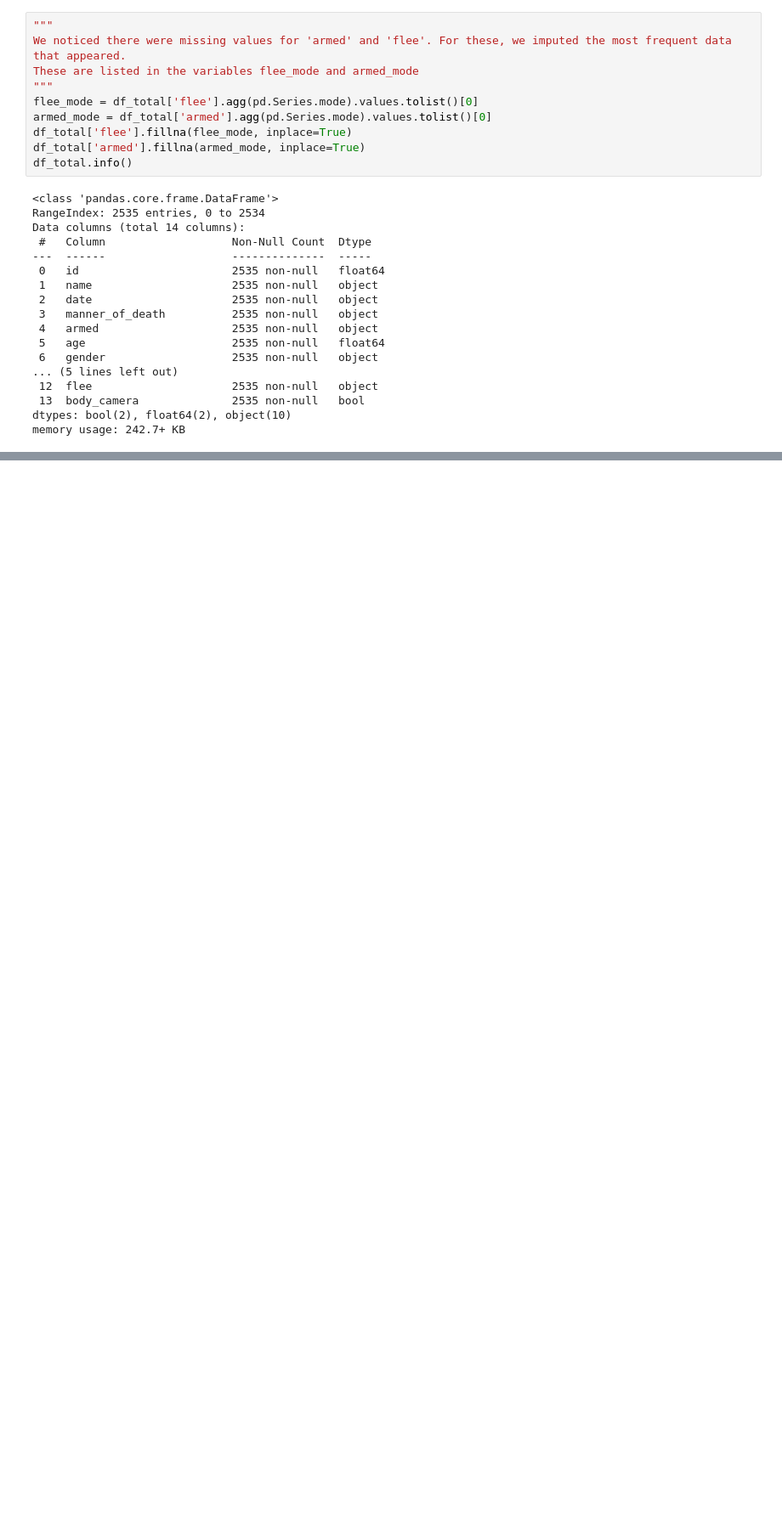
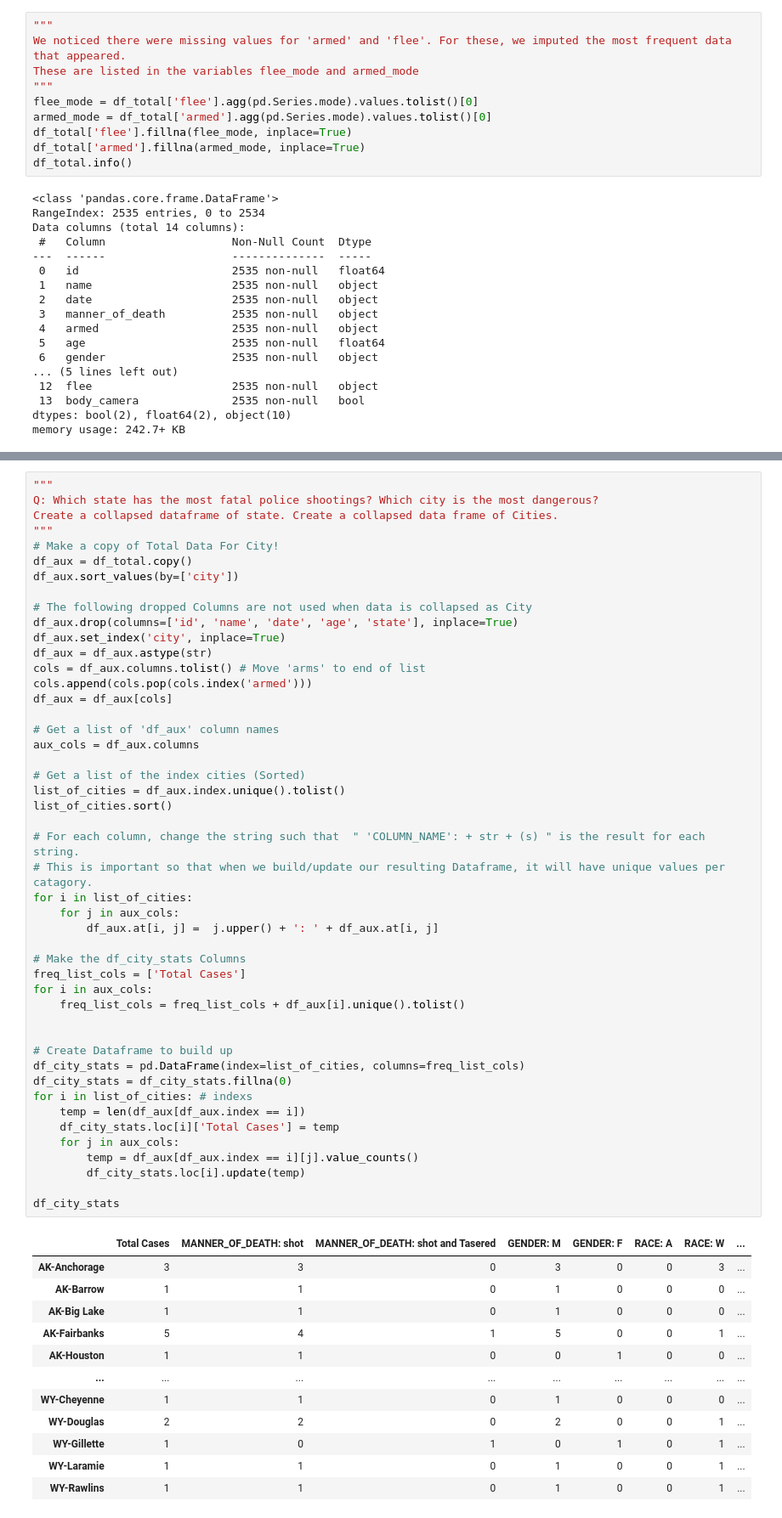
Before and after one commit to SaadSatter/Fatal_force_datascience, a Jupyter notebook: fatal_force_project_cse_351.ipynb, the cells around one changed output, grey strips where cells are left out. Shown at 85% size. Drawn from its saved outputs; the diff is of its cells as text; blank space fills up the shorter version.

```diff
--- a/fatal_force_project_cse_351.ipynb
+++ b/fatal_force_project_cse_351.ipynb
@@ -638,0 +687,60 @@ Data Analysis
+# %%
+"""
+Q: Which state has the most fatal police shootings? Which city is the most dangerous?
+Create a collapsed dataframe of state. Create a collapsed data frame of Cities.
+"""
+# Make a copy of Total Data For City!
+df_aux = df_total.copy()
+df_aux.sort_values(by=['city'])
+
+# The following dropped Columns are not used when data is collapsed as City
+df_aux.drop(columns=['id', 'name', 'date', 'age', 'state'], inplace=True)
+df_aux.set_index('city', inplace=True)
+df_aux = df_aux.astype(str)
+cols = df_aux.columns.tolist() # Move 'arms' to end of list
+cols.append(cols.pop(cols.index('armed')))
+df_aux = df_aux[cols]
+
+# Get a list of 'df_aux' column names
+aux_cols = df_aux.columns
+
+# Get a list of the index cities (Sorted)
+list_of_cities = df_aux.index.unique().tolist()
+list_of_cities.sort()
+
+# For each column, change the string such that  " 'COLUMN_NAME': + str + (s) " is the result for each string.
+# This is important so that when we build/update our resulting Dataframe, it will have unique values per catagory.
+for i in list_of_cities:
+    for j in aux_cols:
+        df_aux.at[i, j] =  j.upper() + ': ' + df_aux.at[i, j]
+
+# Make the df_city_stats Columns
+freq_list_cols = ['Total Cases']
+for i in aux_cols:
+    freq_list_cols = freq_list_cols + df_aux[i].unique().tolist()
+
+
+# Create Dataframe to build up
+df_city_stats = pd.DataFrame(index=list_of_cities, columns=freq_list_cols)
+df_city_stats = df_city_stats.fillna(0)
+for i in list_of_cities: # indexs
+    temp = len(df_aux[df_aux.index == i])
+    df_city_stats.loc[i]['Total Cases'] = temp
+    for j in aux_cols:
+        temp = df_aux[df_aux.index == i][j].value_counts()
+        df_city_stats.loc[i].update(temp)
+
+df_city_stats
+# %% [output]
+|  | Total Cases | MANNER_OF_DEATH: shot | MANNER_OF_DEATH: shot and Tasered | GENDER: M | GENDER: F | RACE: A | RACE: W | ... |
+| AK-Anchorage | 3 | 3 | 0 | 3 | 0 | 0 | 3 | ... |
+| AK-Barrow | 1 | 1 | 0 | 1 | 0 | 0 | 0 | ... |
+| AK-Big Lake | 1 | 1 | 0 | 1 | 0 | 0 | 0 | ... |
+| AK-Fairbanks | 5 | 4 | 1 | 5 | 0 | 0 | 1 | ... |
+| AK-Houston | 1 | 1 | 0 | 0 | 1 | 0 | 0 | ... |
+| ... | ... | ... | ... | ... | ... | ... | ... | ... |
+| WY-Cheyenne | 1 | 1 | 0 | 1 | 0 | 0 | 0 | ... |
+| WY-Douglas | 2 | 2 | 0 | 2 | 0 | 0 | 1 | ... |
+| WY-Gillette | 1 | 0 | 1 | 0 | 1 | 0 | 1 | ... |
+| WY-Laramie | 1 | 1 | 0 | 1 | 0 | 0 | 1 | ... |
+| WY-Rawlins | 1 | 1 | 0 | 1 | 0 | 0 | 1 | ... |
```
Also changed, not shown: parts of 12 cells of this notebook.
